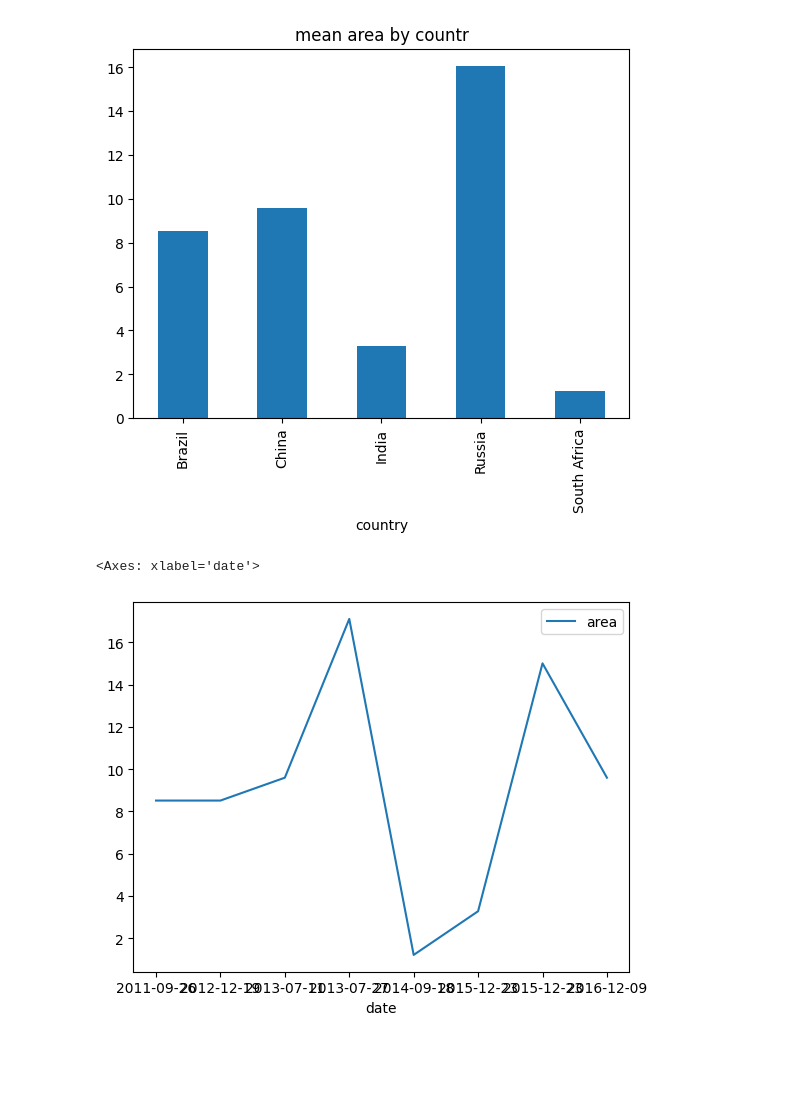
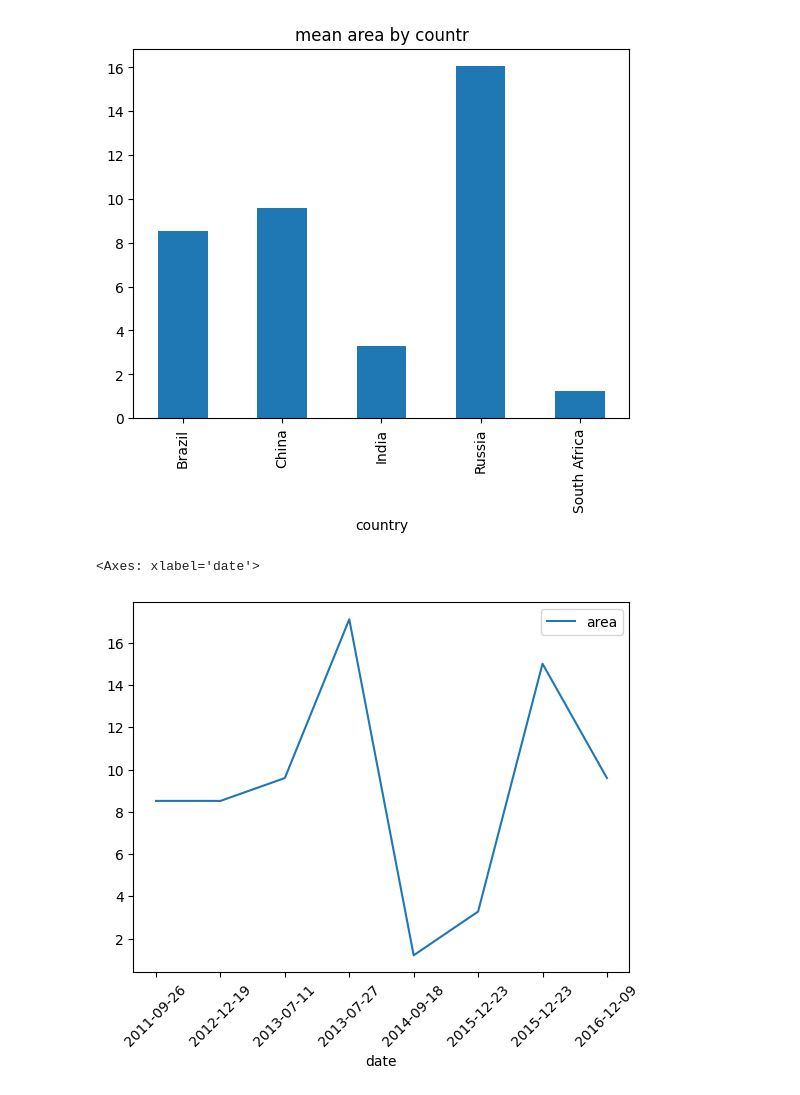
Before and after one commit to magannamazur/Codewars, a Jupyter notebook: DataCamp/d_pandas.ipynb, the cells around one changed output. Drawn from its saved outputs; the diff is of its cells as text; code cells hidden in the pictures; blank space fills up the shorter version.

```diff
--- a/DataCamp/d_pandas.ipynb
+++ b/DataCamp/d_pandas.ipynb
@@ -766,7 +766,8 @@ mean_area_by_countrygr.plot(kind = 'bar', title = 'mean area by countr')
 <Axes: title={'center': 'mean area by countr'}, xlabel='country'>
 [figure]
 # %%
-brics_date.plot(use_index=True, y = 'area', kind = 'line')
+brics_date.plot(use_index=True, y = 'area', kind = 'line', rot =45)
+plt.show()
 # %% [output]
 <Axes: xlabel='date'>
-[figure, old version]
+[figure, new version]
```
Also changed, not shown: parts of 18 cells of this notebook.
